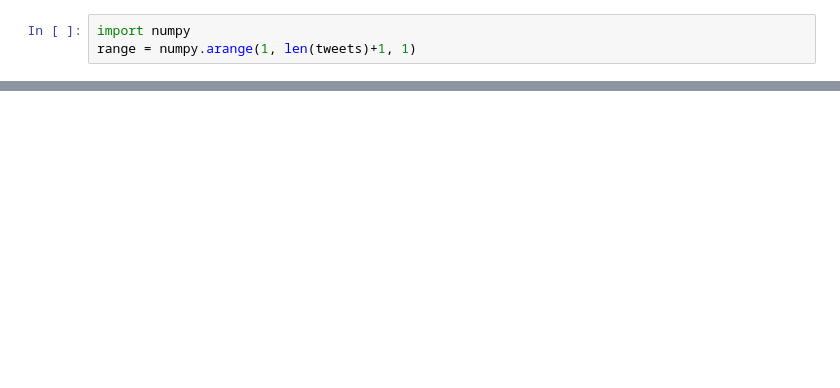
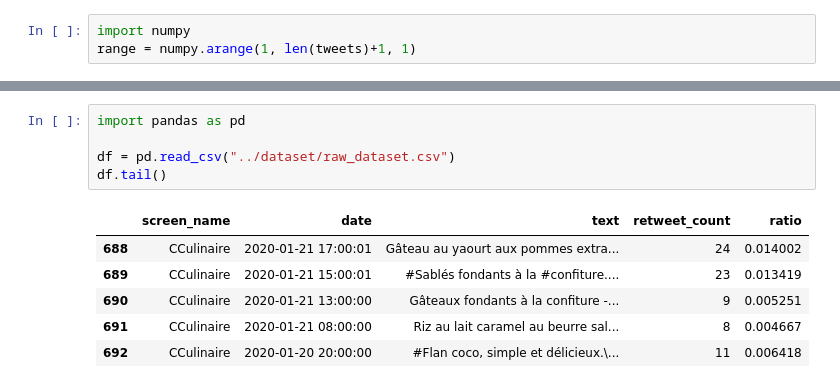
Before and after one commit to MatteoScorcia/Tweet_popularity, a Jupyter notebook: notebooks/find_data.ipynb, the cells around one changed output, grey strips where cells are left out. Cells and saved outputs as stored; diff of their text form; blank space fills up the shorter version.

```diff
--- a/notebooks/find_data.ipynb
+++ b/notebooks/find_data.ipynb
@@ -108,0 +128,12 @@ plt.bar(range, retweet_count)
+# %%
+import pandas as pd
+
+df = pd.read_csv("../dataset/raw_dataset.csv")
+df.tail()
+# %% [output]
+|  | screen_name | date | text | retweet_count | ratio |
+| 688 | CCulinaire | 2020-01-21 17:00:01 | Gâteau au yaourt aux pommes extra... | 24 | 0.014002 |
+| 689 | CCulinaire | 2020-01-21 15:00:01 | #Sablés fondants à la #confiture.... | 23 | 0.013419 |
+| 690 | CCulinaire | 2020-01-21 13:00:00 | Gâteaux fondants à la confiture -... | 9 | 0.005251 |
+| 691 | CCulinaire | 2020-01-21 08:00:00 | Riz au lait caramel au beurre sal... | 8 | 0.004667 |
+| 692 | CCulinaire | 2020-01-20 20:00:00 | #Flan coco, simple et délicieux.\... | 11 | 0.006418 |
```
Also changed, not shown: parts of 9 cells of this notebook, 3 other files.
